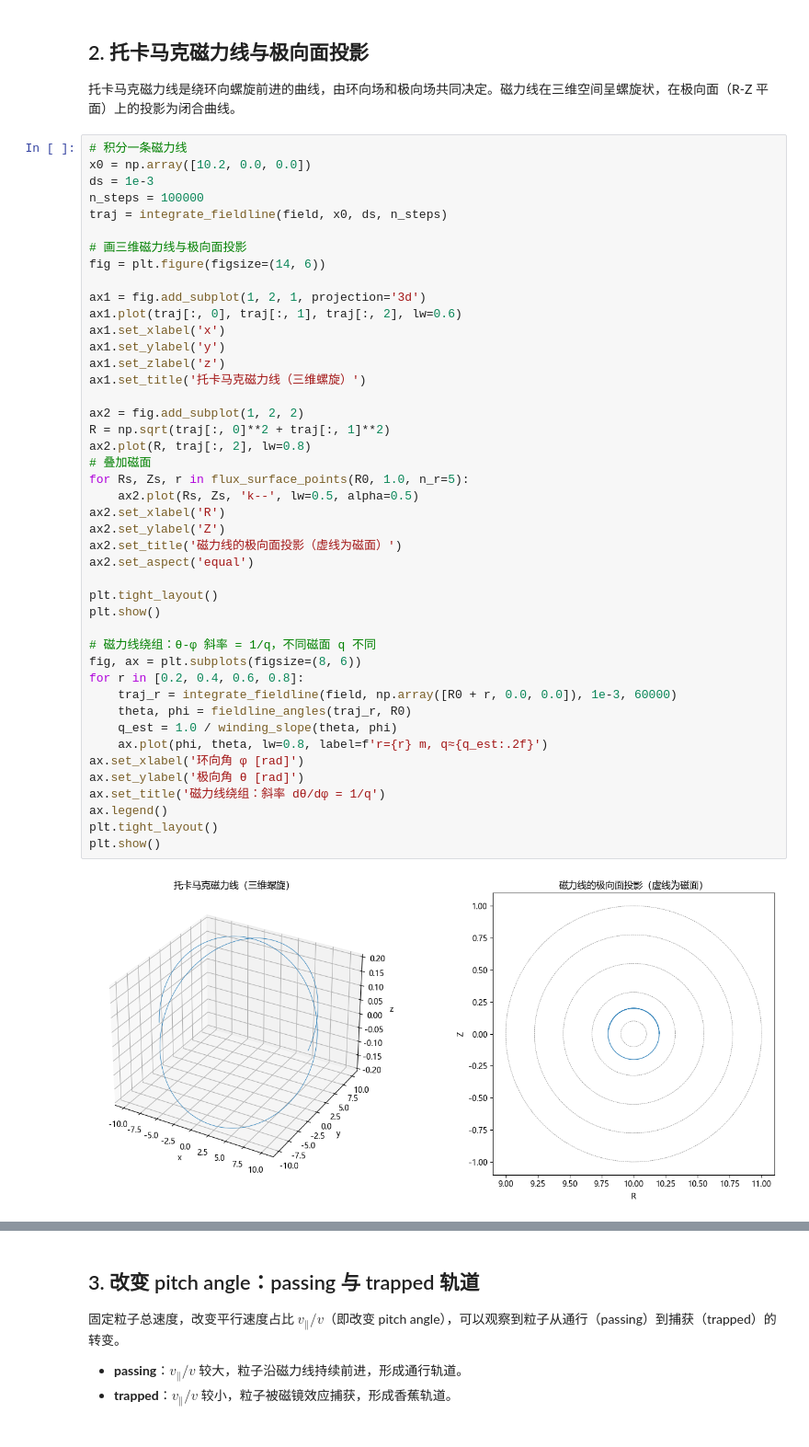
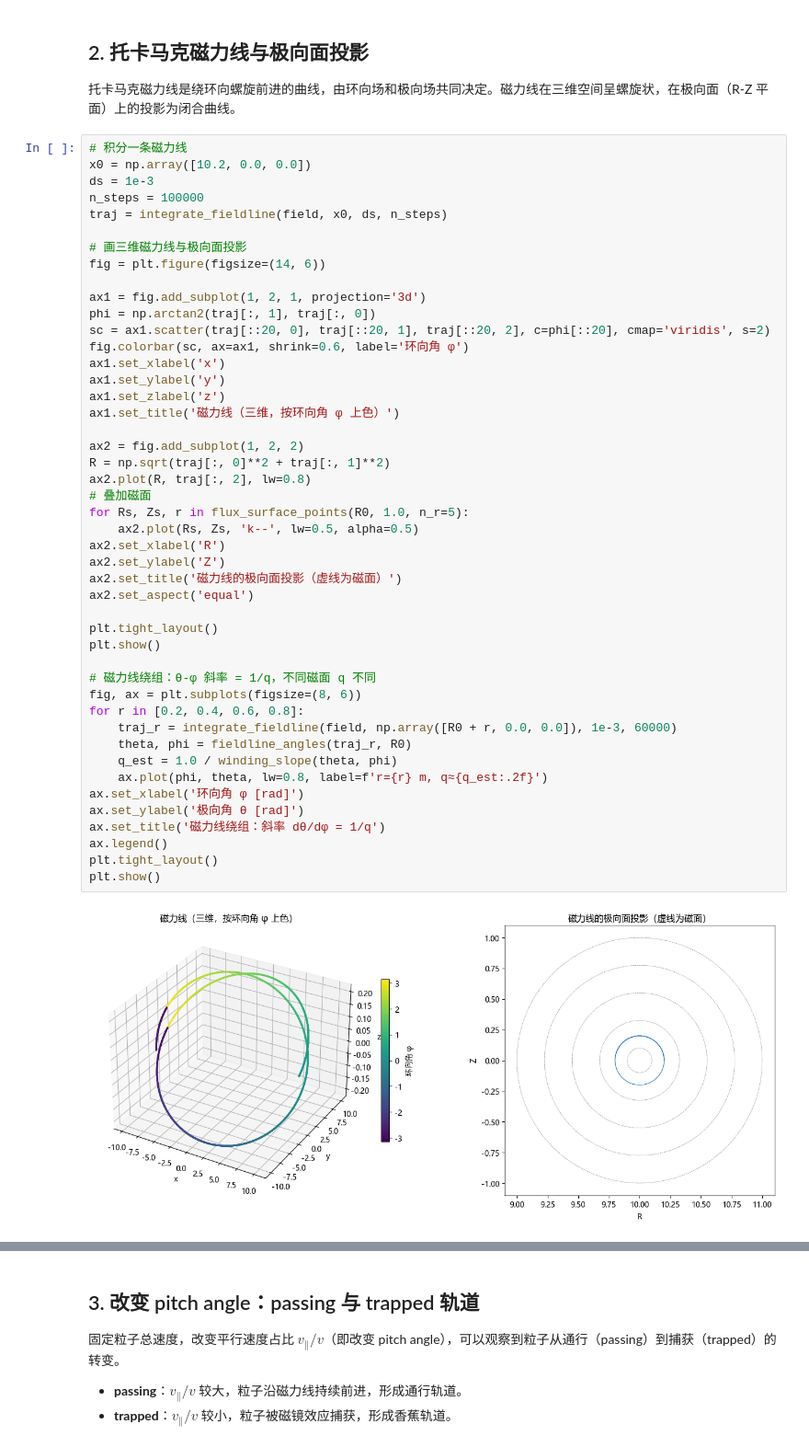
Before and after one commit to Lamb701/particle-simulation, a Jupyter notebook: notebooks/complete_report.ipynb, the cells around one changed output, grey strips where cells are left out. Shown at 92% size. Cells and saved outputs as stored; diff of their text form.

```diff
--- a/notebooks/complete_report.ipynb
+++ b/notebooks/complete_report.ipynb
@@ -77,41 +77,43 @@ traj = integrate_fieldline(field, x0, ds, n_steps)
 fig = plt.figure(figsize=(14, 6))
 
 ax1 = fig.add_subplot(1, 2, 1, projection='3d')
-ax1.plot(traj[:, 0], traj[:, 1], traj[:, 2], lw=0.6)
+phi = np.arctan2(traj[:, 1], traj[:, 0])
+sc = ax1.scatter(traj[::20, 0], traj[::20, 1], traj[::20, 2], c=phi[::20], cmap='viridis', s=2)
+fig.colorbar(sc, ax=ax1, shrink=0.6, label='环向角 φ')
 ax1.set_xlabel('x')
 ax1.set_ylabel('y')
 ax1.set_zlabel('z')
-ax1.set_title('托卡马克磁力线（三维螺旋）')
+ax1.set_title('磁力线（三维，按环向角 φ 上色）')
 
 ax2 = fig.add_subplot(1, 2, 2)
 R = np.sqrt(traj[:, 0]**2 + traj[:, 1]**2)
 ax2.plot(R, traj[:, 2], lw=0.8)
 # 叠加磁面
 for Rs, Zs, r in flux_surface_points(R0, 1.0, n_r=5):
     ax2.plot(Rs, Zs, 'k--', lw=0.5, alpha=0.5)
 ax2.set_xlabel('R')
 ax2.set_ylabel('Z')
 ax2.set_title('磁力线的极向面投影（虚线为磁面）')
 ax2.set_aspect('equal')
 
 plt.tight_layout()
 plt.show()
 
 # 磁力线绕组：θ-φ 斜率 = 1/q，不同磁面 q 不同
 fig, ax = plt.subplots(figsize=(8, 6))
 for r in [0.2, 0.4, 0.6, 0.8]:
     traj_r = integrate_fieldline(field, np.array([R0 + r, 0.0, 0.0]), 1e-3, 60000)
     theta, phi = fieldline_angles(traj_r, R0)
     q_est = 1.0 / winding_slope(theta, phi)
     ax.plot(phi, theta, lw=0.8, label=f'r={r} m, q≈{q_est:.2f}')
 ax.set_xlabel('环向角 φ [rad]')
 ax.set_ylabel('极向角 θ [rad]')
 ax.set_title('磁力线绕组：斜率 dθ/dφ = 1/q')
 ax.legend()
 plt.tight_layout()
 plt.show()
 # %% [output]
-[figure, old version]
+[figure, new version]
 [figure]
 # %% [markdown]
 ## 3. 改变 pitch angle：passing 与 trapped 轨道
```
Also changed, not shown: parts of 3 cells of this notebook, 7 other files.
